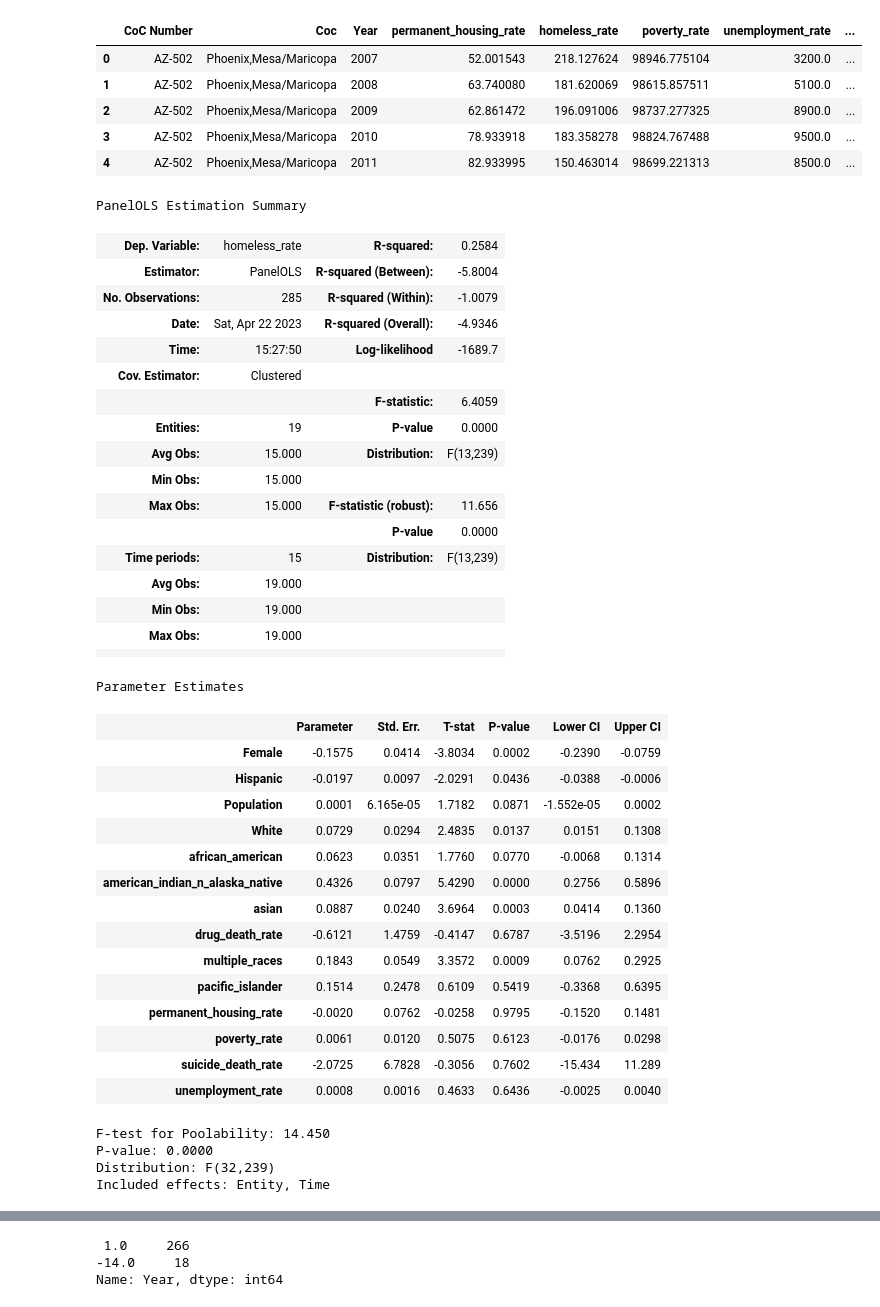
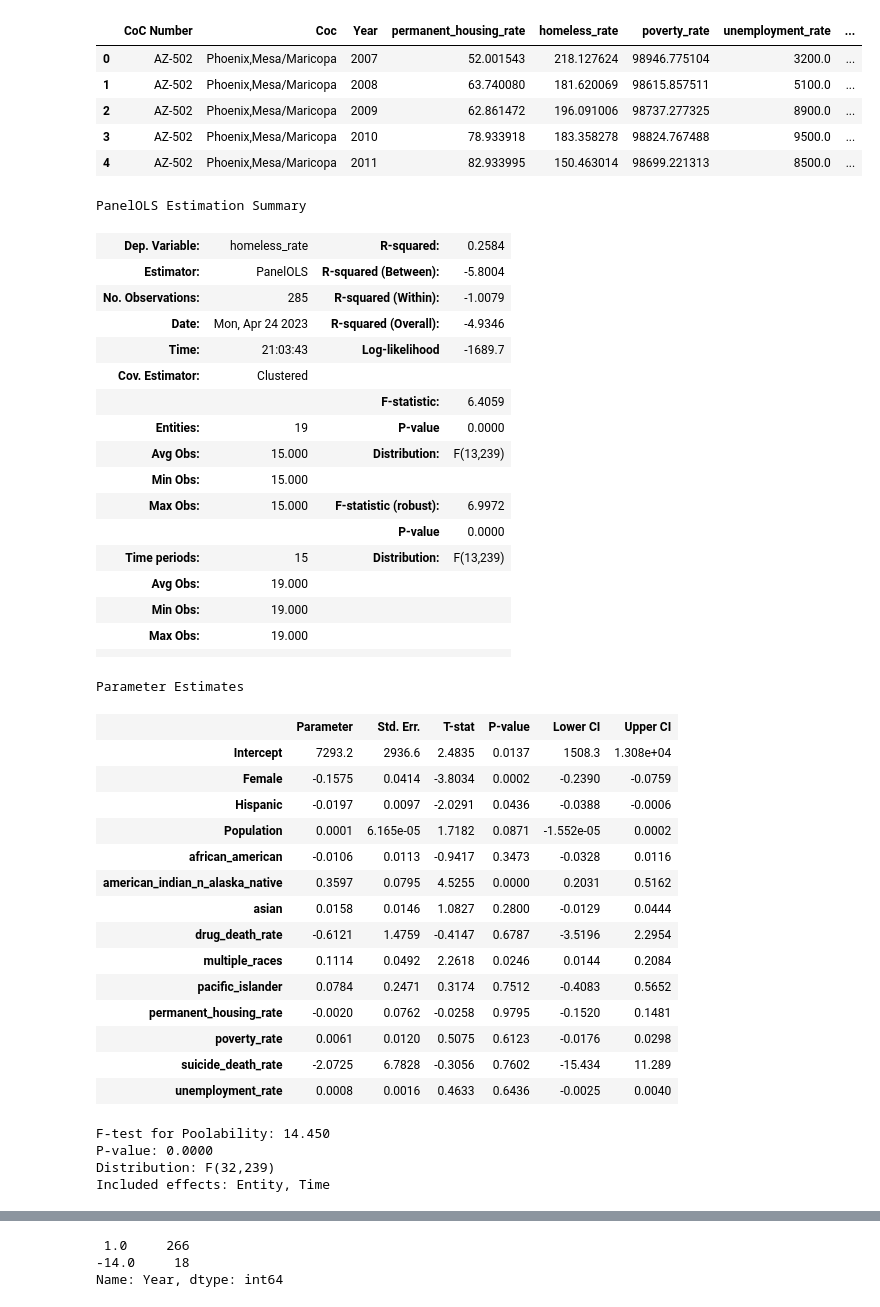
Before and after one commit to heath3rq/Python_Homelessness-Causal-Inference-Analysis, a Jupyter notebook: 20_intermediate_files/modeling.ipynb, the cells around one changed output, grey strips where cells are left out. Drawn from its saved outputs; the diff is of its cells as text; code cells hidden in the pictures.

```diff
--- a/20_intermediate_files/modeling.ipynb
+++ b/20_intermediate_files/modeling.ipynb
@@ -28,44 +28,44 @@ data.head()
 | 4 | AZ-502 | Phoenix,Mesa/Maricopa | 2011 | 82.933995 | 150.463014 | 98699.221313 | 8500.0 | ... |
 # %%
 mod = PanelOLS.from_formula(
-    "homeless_rate ~ permanent_housing_rate + Population + poverty_rate + unemployment_rate + drug_death_rate + suicide_death_rate + Female + Hispanic + drug_death_rate + suicide_death_rate"
-    "+ White + african_american + american_indian_n_alaska_native + asian + pacific_islander + multiple_races"
+    "homeless_rate ~ 1 + permanent_housing_rate + Population + poverty_rate + unemployment_rate + drug_death_rate + suicide_death_rate + Female + Hispanic"
+    "+ african_american + american_indian_n_alaska_native + asian + pacific_islander + multiple_races"
     "+ EntityEffects + TimeEffects",
     data=data.set_index(["CoC Number", "Year"]),
     drop_absorbed=True,
 ).fit(cov_type='clustered')
 mod.summary
 # %% [output]
 PanelOLS Estimation Summary
 | Dep. Variable: | homeless_rate | R-squared: | 0.2584 |
 | Estimator: | PanelOLS | R-squared (Between): | -5.8004 |
 | No. Observations: | 285 | R-squared (Within): | -1.0079 |
-| Date: | Sat, Apr 22 2023 | R-squared (Overall): | -4.9346 |
-| Time: | 15:27:50 | Log-likelihood | -1689.7 |
+| Date: | Mon, Apr 24 2023 | R-squared (Overall): | -4.9346 |
+| Time: | 21:03:43 | Log-likelihood | -1689.7 |
 | Cov. Estimator: | Clustered |  |  |
 |  |  | F-statistic: | 6.4059 |
 | Entities: | 19 | P-value | 0.0000 |
 | Avg Obs: | 15.000 | Distribution: | F(13,239) |
 | Min Obs: | 15.000 |  |  |
-| Max Obs: | 15.000 | F-statistic (robust): | 11.656 |
+| Max Obs: | 15.000 | F-statistic (robust): | 6.9972 |
 |  |  | P-value | 0.0000 |
 | Time periods: | 15 | Distribution: | F(13,239) |
 | Avg Obs: | 19.000 |  |  |
 | Min Obs: | 19.000 |  |  |
 | Max Obs: | 19.000 |  |  |
 |  |  |  |  |
 Parameter Estimates
 |  | Parameter | Std. Err. | T-stat | P-value | Lower CI | Upper CI |
+| Intercept | 7293.2 | 2936.6 | 2.4835 | 0.0137 | 1508.3 | 1.308e+04 |
 | Female | -0.1575 | 0.0414 | -3.8034 | 0.0002 | -0.2390 | -0.0759 |
 | Hispanic | -0.0197 | 0.0097 | -2.0291 | 0.0436 | -0.0388 | -0.0006 |
 | Population | 0.0001 | 6.165e-05 | 1.7182 | 0.0871 | -1.552e-05 | 0.0002 |
-| White | 0.0729 | 0.0294 | 2.4835 | 0.0137 | 0.0151 | 0.1308 |
-| african_american | 0.0623 | 0.0351 | 1.7760 | 0.0770 | -0.0068 | 0.1314 |
-| american_indian_n_alaska_native | 0.4326 | 0.0797 | 5.4290 | 0.0000 | 0.2756 | 0.5896 |
-| asian | 0.0887 | 0.0240 | 3.6964 | 0.0003 | 0.0414 | 0.1360 |
+| african_american | -0.0106 | 0.0113 | -0.9417 | 0.3473 | -0.0328 | 0.0116 |
+| american_indian_n_alaska_native | 0.3597 | 0.0795 | 4.5255 | 0.0000 | 0.2031 | 0.5162 |
+| asian | 0.0158 | 0.0146 | 1.0827 | 0.2800 | -0.0129 | 0.0444 |
 | drug_death_rate | -0.6121 | 1.4759 | -0.4147 | 0.6787 | -3.5196 | 2.2954 |
-| multiple_races | 0.1843 | 0.0549 | 3.3572 | 0.0009 | 0.0762 | 0.2925 |
-| pacific_islander | 0.1514 | 0.2478 | 0.6109 | 0.5419 | -0.3368 | 0.6395 |
+| multiple_races | 0.1114 | 0.0492 | 2.2618 | 0.0246 | 0.0144 | 0.2084 |
+| pacific_islander | 0.0784 | 0.2471 | 0.3174 | 0.7512 | -0.4083 | 0.5652 |
 | permanent_housing_rate | -0.0020 | 0.0762 | -0.0258 | 0.9795 | -0.1520 | 0.1481 |
 | poverty_rate | 0.0061 | 0.0120 | 0.5075 | 0.6123 | -0.0176 | 0.0298 |
 | suicide_death_rate | -2.0725 | 6.7828 | -0.3056 | 0.7602 | -15.434 | 11.289 |
```
Also changed, not shown: parts of 4 cells of this notebook.
